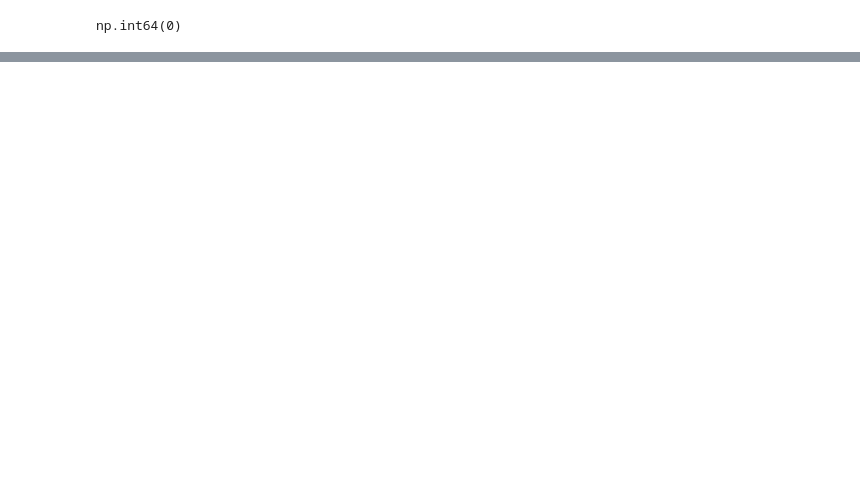
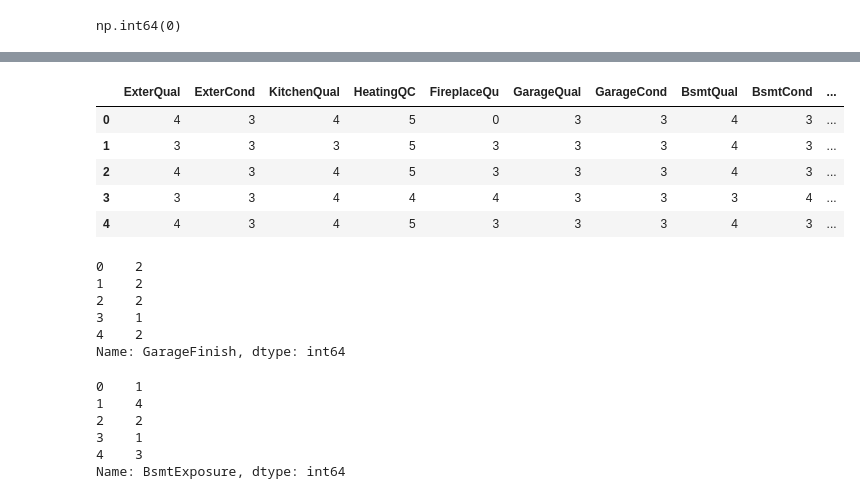
Before and after one commit to rifat-ml-dev/ml-engineer-journey, a Jupyter notebook: house_price_prediction/notebooks/data_understanding.ipynb, the cells around one changed output, grey strips where cells are left out. Drawn from its saved outputs; the diff is of its cells as text; code cells hidden in the pictures; blank space fills up the shorter version.

Commit message:
feat: complete ordinal encoding for ordered categorical features

```diff
--- a/house_price_prediction/notebooks/data_understanding.ipynb
+++ b/house_price_prediction/notebooks/data_understanding.ipynb
@@ -134,0 +231,4 @@ np.int64(0)
+# %%
+for col in cat_cols:
+    print(f"\n{col}:")
+    print(train[col].unique())
@@ -134,0 +273,4 @@ np.int64(0)
+# %%
+for col in ordinal_candidates:
+    print(f"\n{col}:")
+    print(train[col].unique())
@@ -134,0 +297,71 @@ np.int64(0)
+# %%
+#Ordinal encoding
+quality_map = {
+    "None":0,
+    "Po":1,
+    "Fa":2,
+    "TA":3,
+    "Gd":4,
+    "Ex":5
+}
+
+quality_cols = [
+    "ExterQual",
+    "ExterCond",
+    "KitchenQual",
+    "HeatingQC",
+    "FireplaceQu",
+    "GarageQual",
+    "GarageCond",
+    "BsmtQual",
+    "BsmtCond",
+    "PoolQC"
+]
+
+for col in quality_cols:
+    train[col] = train[col].map(quality_map)
+
+train[quality_cols].head(5)
+# %% [output]
+|  | ExterQual | ExterCond | KitchenQual | HeatingQC | FireplaceQu | GarageQual | GarageCond | BsmtQual | BsmtCond | ... |
+| 0 | 4 | 3 | 4 | 5 | 0 | 3 | 3 | 4 | 3 | ... |
+| 1 | 3 | 3 | 3 | 5 | 3 | 3 | 3 | 4 | 3 | ... |
+| 2 | 4 | 3 | 4 | 5 | 3 | 3 | 3 | 4 | 3 | ... |
+| 3 | 3 | 3 | 4 | 4 | 4 | 3 | 3 | 3 | 4 | ... |
+| 4 | 4 | 3 | 4 | 5 | 3 | 3 | 3 | 4 | 3 | ... |
+# %%
+garage_finish_map = {
+    "None":0,
+    "Unf":1,
+    "RFn":2,
+    "Fin":3
+}
+
+train['GarageFinish'] = train['GarageFinish'].map(garage_finish_map)
+
+train['GarageFinish'].head(5)
+# %% [output]
+0    2
+1    2
+2    2
+3    1
+4    2
+Name: GarageFinish, dtype: int64
+# %%
+bsmt_exposure_map = {
+    "None":0,
+    "No":1,
+    "Mn":2,
+    "Av":3,
+    "Gd":4
+}
+
+train['BsmtExposure'] = train['BsmtExposure'].map(bsmt_exposure_map)
+train['BsmtExposure'].head(5)
+# %% [output]
+0    1
+1    4
+2    2
+3    1
+4    3
+Name: BsmtExposure, dtype: int64
```
Also changed, not shown: parts of 18 cells of this notebook.
